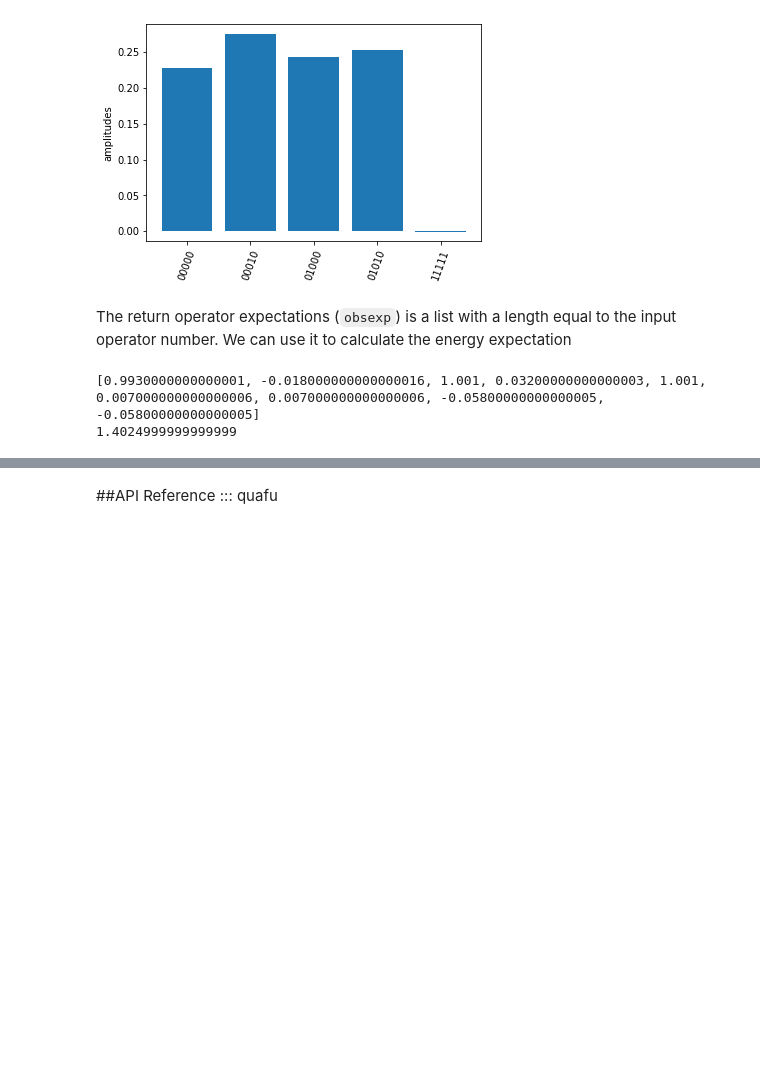
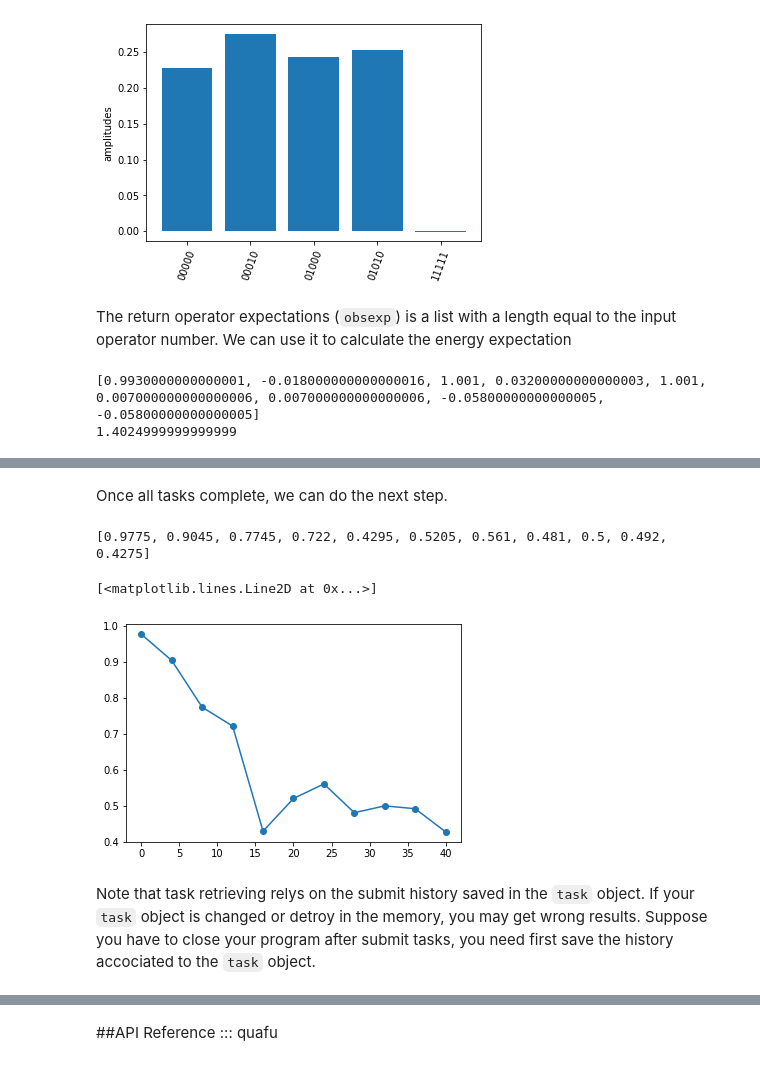
Before and after one commit to ScQ-Cloud/scq-cloud.github.io, a Jupyter notebook: index.ipynb, the cells around one changed output, grey strips where cells are left out. Cells and saved outputs as stored; diff of their text form; code cells hidden in the pictures; blank space fills up the shorter version.

```diff
--- a/index.ipynb
+++ b/index.ipynb
@@ -187,0 +193,4 @@ print(E)
+# %%
+task = Task()
+task.load_account()
+task.config(backend="ScQ-S10", shots=2000, compile=True, priority=2)
@@ -187,0 +199,8 @@ print(E)
+# %%
+ts = range(0, 41, 4) #delay time list
+names = ["%dus" %t for t in ts] #name list
+for name, t in zip(names, ts):
+    q = QuantumCircuit(2)
+    q.x(1)
+    q.delay(1, t, unit="us")
+    res = task.send(q, wait=False, name=name, group="Q1_T1")
@@ -187,0 +211,4 @@ print(E)
+# %%
+group_res = task.retrieve_group("Q1_T1")
+amps = [res.amplitudes["01"] for res in group_res]
+print(amps)
@@ -187,0 +246,12 @@ print(E)
+# %% [markdown]
+Once all tasks complete, we can do the next step.
+# %%
+print(amps)
+import matplotlib.pyplot as plt
+plt.plot(ts, amps, "-o")
+# %% [output]
+[0.9775, 0.9045, 0.7745, 0.722, 0.4295, 0.5205, 0.561, 0.481, 0.5, 0.492, 0.4275]
+[<matplotlib.lines.Line2D at 0x...>]
+[figure, added]
+# %% [markdown]
+Note that task retrieving relys on the submit history saved in the `task` object. If your `task` object is changed or detroy in the memory, you may get wrong results. Suppose you have to close your program after submit tasks, you need first save the history accociated to the `task` object.
```
Also changed, not shown: parts of 9 cells of this notebook, 8 other files.
